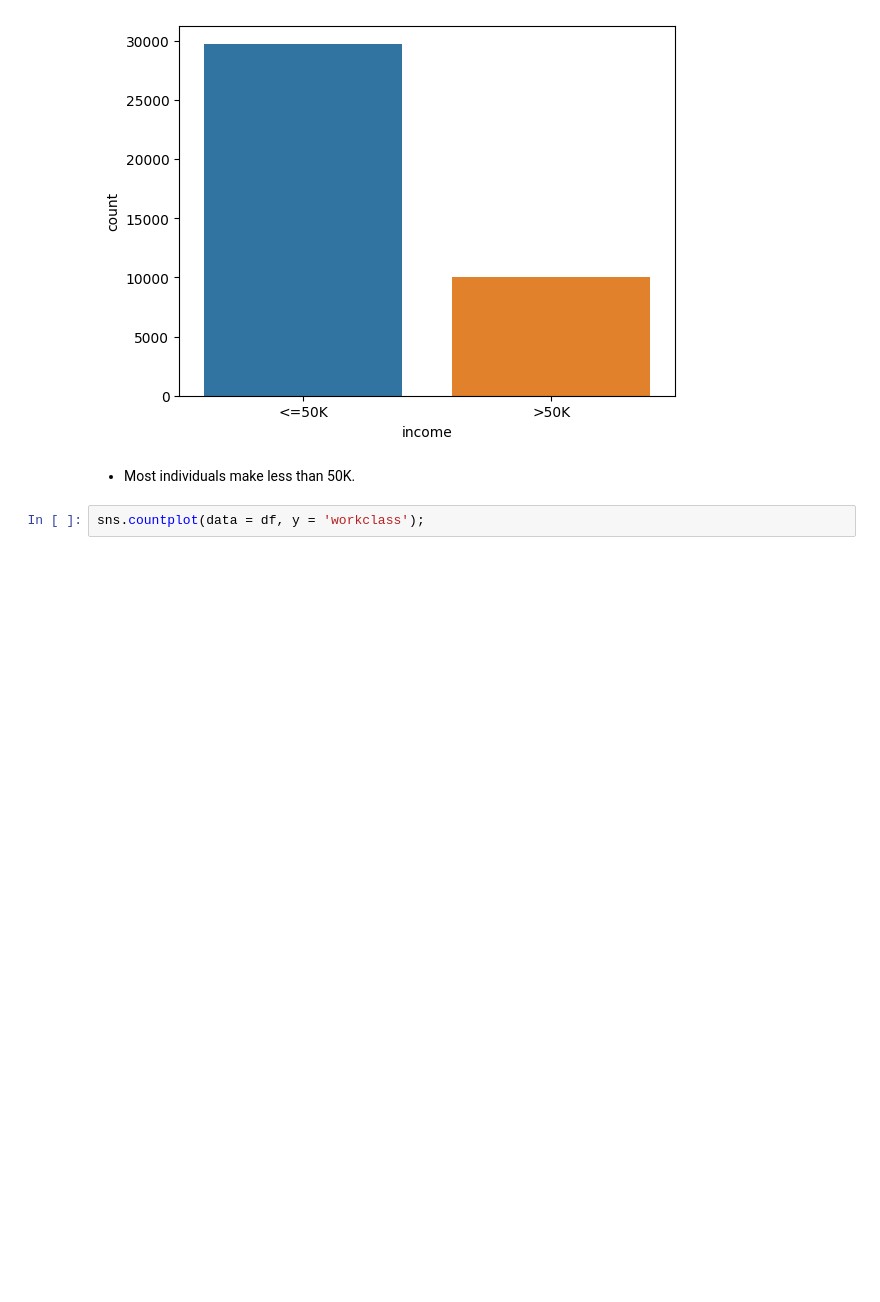
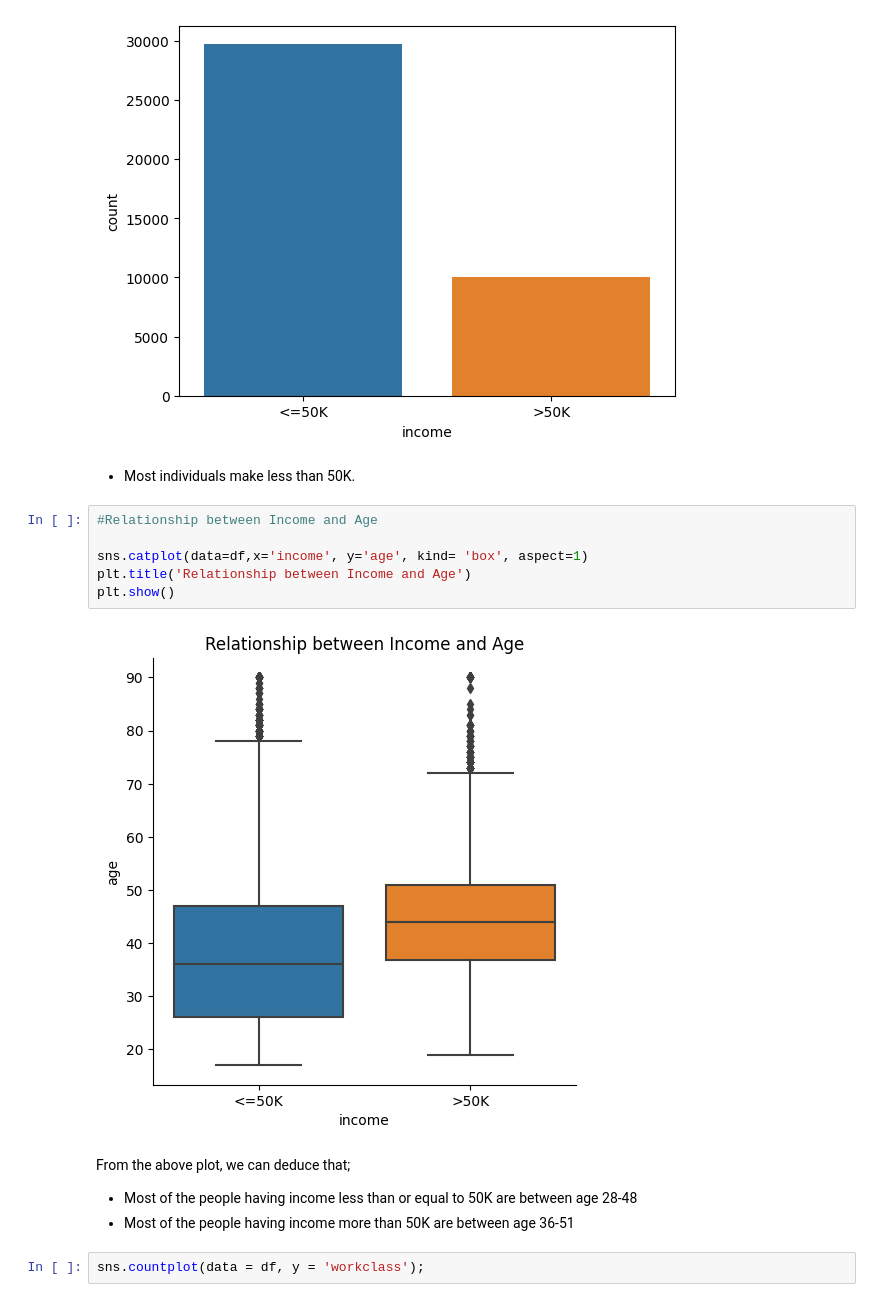
Before and after one commit to ob3dd/Adult-Income, a Jupyter notebook: Adult_Income.ipynb, the cells around one changed output. Cells and saved outputs as stored; diff of their text form; blank space fills up the shorter version.

```diff
--- a/Adult_Income.ipynb
+++ b/Adult_Income.ipynb
@@ -176,6 +176,18 @@ sns.countplot(data = df, x = 'income');
 [figure]
 # %% [markdown]
 - Most individuals make less than 50K.
+# %%
+#Relationship between Income and Age
+
+sns.catplot(data=df,x='income', y='age', kind= 'box', aspect=1)
+plt.title('Relationship between Income and Age')
+plt.show()
+# %% [output]
+[figure, added]
+# %% [markdown]
+From the above plot, we can deduce that;
+- Most of the people having income less than or equal to 50K are between age 28-48
+- Most of the people having income more than 50K are between age 36-51
 # %%
 sns.countplot(data = df, y = 'workclass');
 # %% [output]
```
Also changed, not shown: parts of 1 cell of this notebook.
